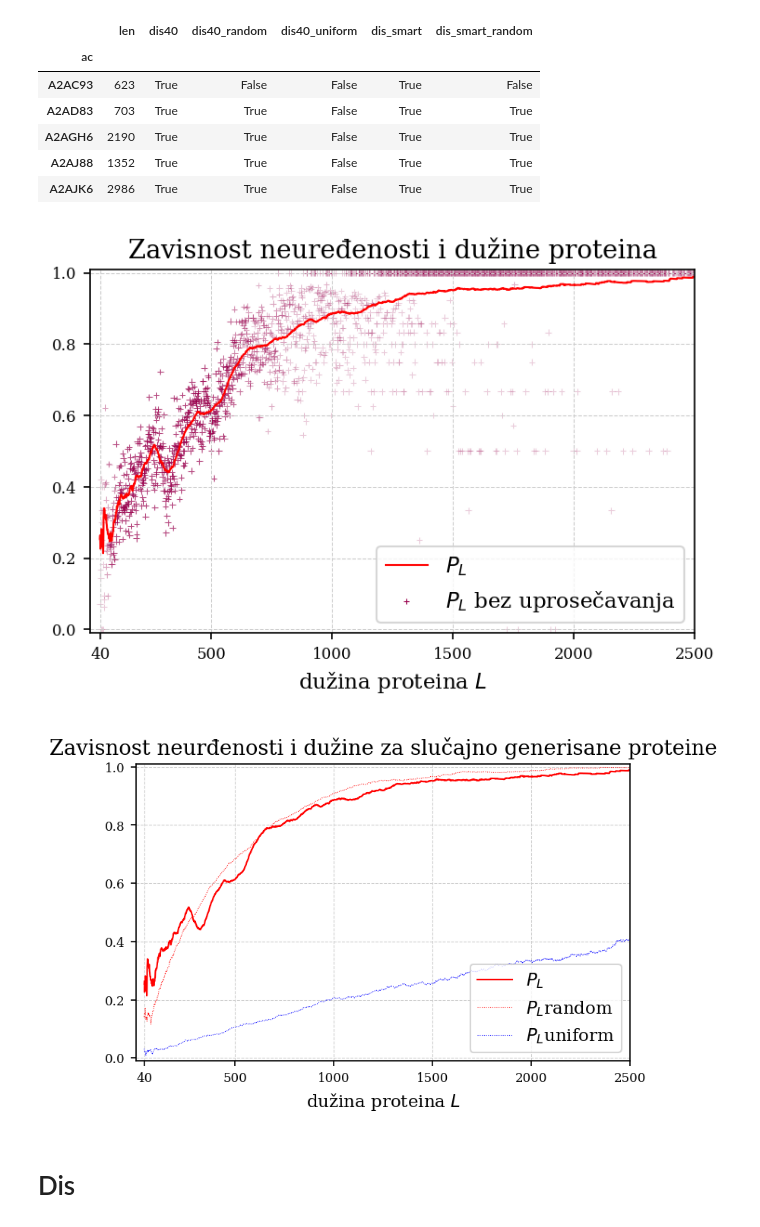
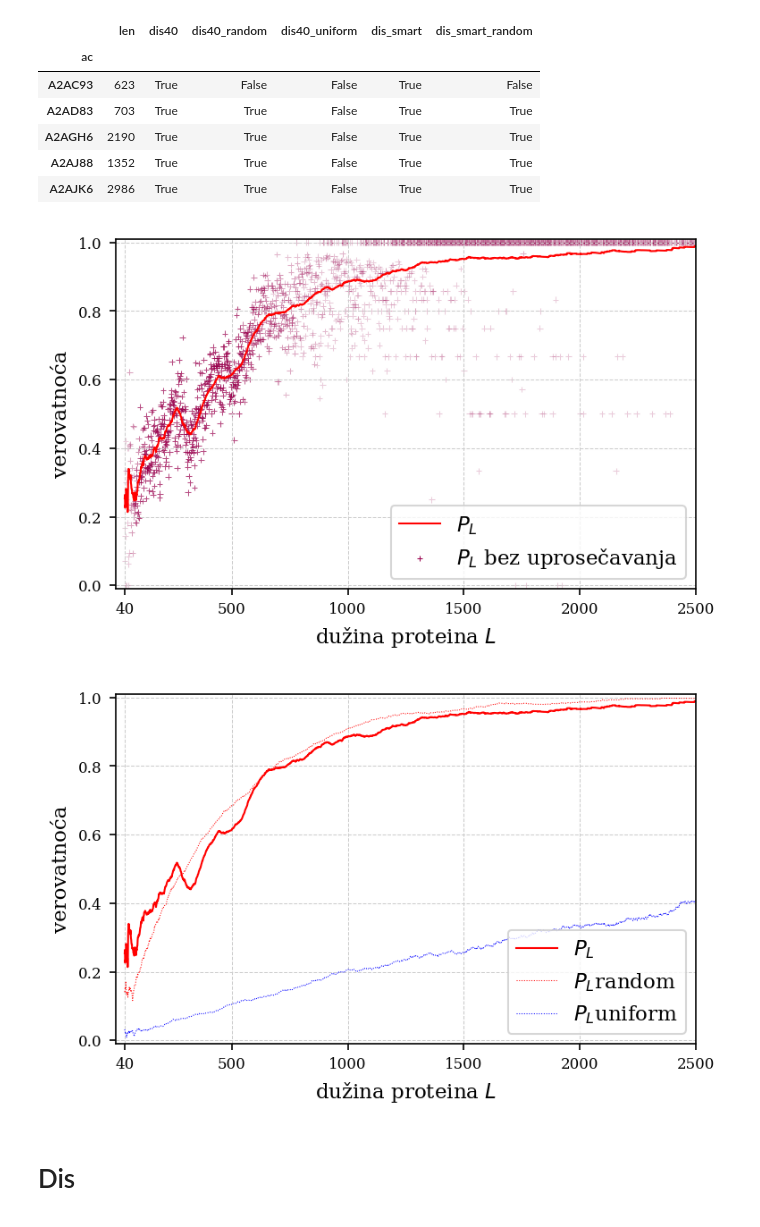
Before and after one commit to gvinterhalter/MASTER2, a Jupyter notebook: 2.0 Analiza.ipynb, the cells around one changed output. Cells and saved outputs as stored; diff of their text form; code cells hidden in the pictures.

```diff
--- a/2.0 Analiza.ipynb
+++ b/2.0 Analiza.ipynb
@@ -76,29 +76,31 @@ PL_smart_random = generate_PL(dis40, 'dis_smart_random')
 # %%
 fig, ax = plt.subplots()
 
 xs = np.arange(40, 2500)
 ys = np.array([PL(x) for x in xs])
 
 ax.plot(xs, ys, 'r-', linewidth=1, label='$P_L$')
 
 xs_count = PL.df.groupby('len').count().dis40
 xs_color = [(0.6,0,0.3, max(min(n/100,0.7),0.2) ) for n in xs_count]
 ax.scatter( PL.raw.index,  PL.raw.dis40, label='$P_L$ bez uprosečavanja'
             , marker='+', color=xs_color, linewidth=0.5, s=10)
 
 ax.set_ylim(-0.01, 1.01)
 ax.set_xlim(0, 2500)
 ax.set_xticks([40]+list(range(0, 2501, 500))[1:])
 
-ax.set_title('Zavisnost neuređenosti i dužine proteina')
+# ax.set_title('Zavisnost neuređenosti i dužine proteina')
 ax.set_xlabel("dužina proteina $L$")
+ax.set_ylabel("verovatnoća")
+
 
 leg =ax.legend()
 leg.legendHandles[1].set_color((0.6,0,0.3))
 
 plt.savefig('plots/PL_F.pdf', dpi=300)
 # %% [output]
-[figure, old version]
+[figure, new version]
 # %%
 fig, ax = plt.subplots()
 
@@ -122,14 +124,15 @@ ax.set_ylim(-0.01, 1.01)
 ax.set_xlim(0, 2500)
 ax.set_xticks([40]+list(range(0, 2501, 500))[1:])
 
-ax.set_title('Zavisnost neurđenosti i dužine za slučajno generisane proteine')
+#ax.set_title('Zavisnost neurđenosti i dužine za slučajno generisane proteine')
 ax.set_xlabel("dužina proteina $L$")
+ax.set_ylabel("verovatnoća")
 
 plt.legend(loc='lower right' )
 
 plt.savefig('plots/PL_F_cmp.pdf', dpi=300)
 # %% [output]
-[figure, old version]
+[figure, new version]
 # %% [markdown]
 # Dis
 # %%
```
Also changed, not shown: 37 other files.
